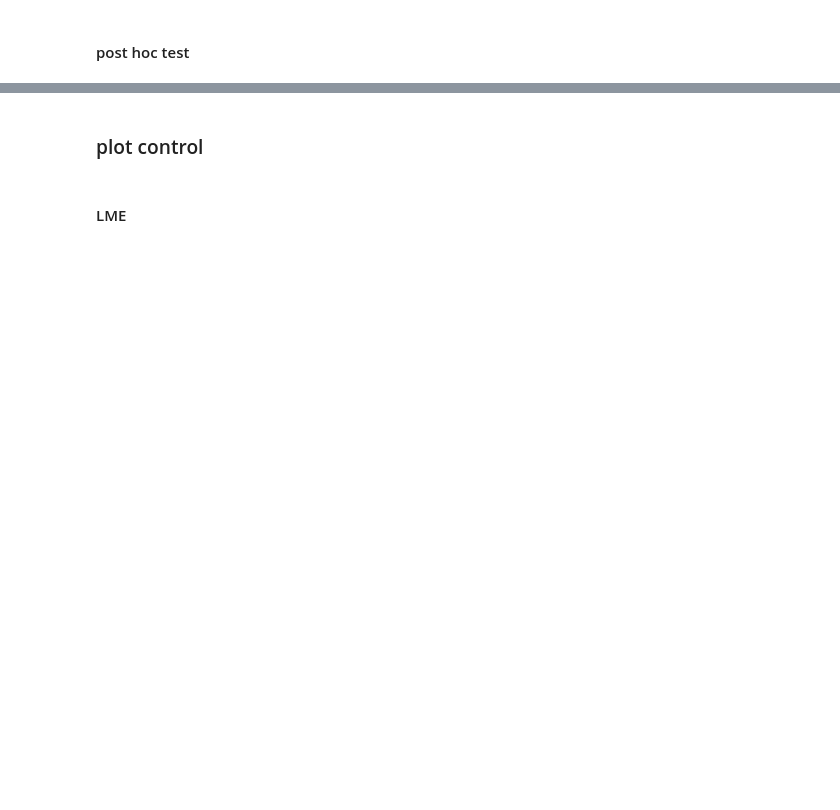
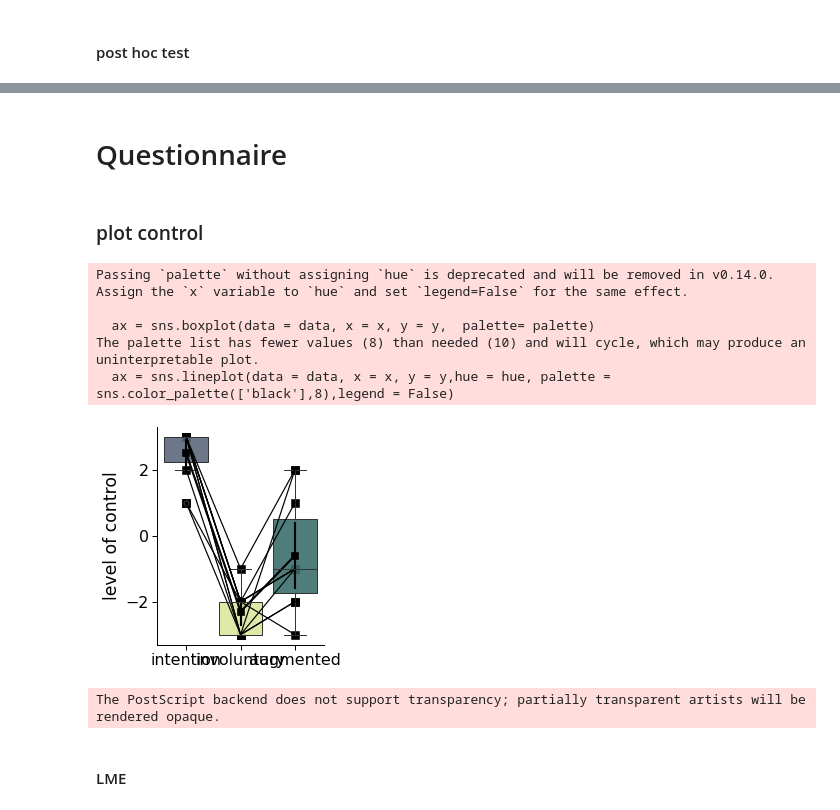
Before and after one commit to lukasgehrke/2021-fastReach, a Jupyter notebook: analyses/for_reviewers/statistics.ipynb, the cells around one changed output, grey strips where cells are left out. Cells and saved outputs as stored; diff of their text form; code cells hidden in the pictures; blank space fills up the shorter version.

```diff
--- a/analyses/for_reviewers/statistics.ipynb
+++ b/analyses/for_reviewers/statistics.ipynb
@@ -313,3 +437,5 @@ print(comparisons)
+# %% [markdown]
+# Questionnaire
 # %%
 questionaire = pd.read_excel(p + 'questionaire.xlsx')
 
@@ -317,14 +443,16 @@ good_pid = ['12', '14', '15', '16', '17', '19', '20', '21', '22', '23']
 questionaire['pID'] = questionaire['pID'].astype(str)
 questionaire = questionaire.loc[questionaire['pID'].isin(good_pid)]
 questionaire_long = questionaire.melt(id_vars= ['pID'],value_vars=['baseline','passive','agency'])
+
+# rename columns baseline = intention, passive = involuntary, agency = augmented
+questionaire_long['variable'] = questionaire_long['variable'].replace({'baseline': 'intention', 'passive': 'involuntary', 'agency': 'augmented'})
 # %% [markdown]
 ### plot control
 # %%
 palette = ['#576683', '#E4f392', '#337775']
-cats= ['item_baseline', 'item_passive', 'item_agency']
 ylabel = 'level of control'
-xlabel = 'condition'
-title = 'subjective control rating'
+xlabel = ''
+title = ''
 data = questionaire_long
 y = 'value'
 x = 'variable'
@@ -333,40 +461,48 @@ hue = 'pID'
 with sns.plotting_context('paper', font_scale = 1.8):
 
         ### Create new plot
-        fig, ax = plt.subplots(1, 1, figsize=(4,4))
+        fig, ax = plt.subplots(1, 1, figsize=(3,4))
         fig.patch.set_alpha(1)
 
         sns.despine() #bottom=True, left=True
          # show boxplots
         ax = sns.boxplot(data = data, x = x, y = y,  palette= palette)
         for patch in ax.patches: # adapt alpha
              r, g, b, a = patch.get_facecolor()
              patch.set_facecolor((r, g, b, .9))
 
 
         # show line connecting means
         sns.pointplot(
             data = data,x = x, y = y, markers="s", color = 'black')
 
         # pId means
 
-        ax = sns.lineplot(data = data, x = x, y = y,hue = hue, palette = sns.color_palette(['black'],8),legend = False,alpha=0.4)
+        ax = sns.lineplot(data = data, x = x, y = y,hue = hue, palette = sns.color_palette(['black'],8),legend = False)
 
-        ax = sns.scatterplot(data=data, x=x, y=y,s=10, legend= True, marker="s",color = 'black',edgecolor = 'black',alpha=0.4)
+        ax = sns.scatterplot(data=data, x=x, y=y,s=50, legend= True, marker="s",color = 'black',edgecolor = 'black')
 
         #sns.scatterplot(data = data,x = x, y = y, markers="^",color = 'black')
         # add_stat_annotation(ax, data=data, x=x, y=y, box_pairs=[("baseline", "passive"), ("baseline", "agency"), ('passive', 'agency')], test='t-test_ind', text_format='star', loc='outside', verbose=2)
 
         # Label and show
         # label_plot_for_subcats(ax)
         ax.set_title(title)
         ax.set_ylabel(ylabel)
         ax.set_xlabel(xlabel)
 
         plt.show()
         fig.savefig('results/'+title + '_' +'.svg', format='svg', transparent=True, bbox_inches='tight', dpi=300)
         fig.savefig('results/'+title + '_' +'.png', format='png', transparent=True, bbox_inches='tight', dpi=300)
         fig.savefig('results/'+title + '_'+'.eps', format='eps', transparent=True, bbox_inches='tight', dpi=300)
+# %% [output]
+Passing `palette` without assigning `hue` is deprecated and will be removed in v0.14.0. Assign the `x` variable to `hue` and set `legend=False` for the same effect.
+
+  ax = sns.boxplot(data = data, x = x, y = y,  palette= palette)
+The palette list has fewer values (8) than needed (10) and will cycle, which may produce an uninterpretable plot.
+  ax = sns.lineplot(data = data, x = x, y = y,hue = hue, palette = sns.color_palette(['black'],8),legend = False)
+[figure, added]
+The PostScript backend does not support transparency; partially transparent artists will be rendered opaque.
 # %% [markdown]
 #### LME
 # %%
```
Also changed, not shown: parts of 27 cells of this notebook, 27 other files.
